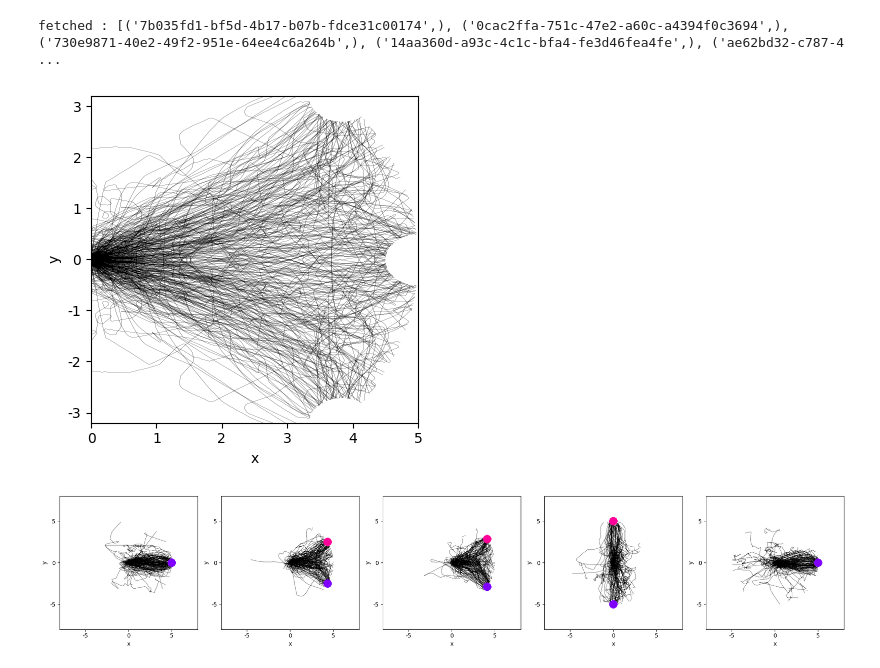
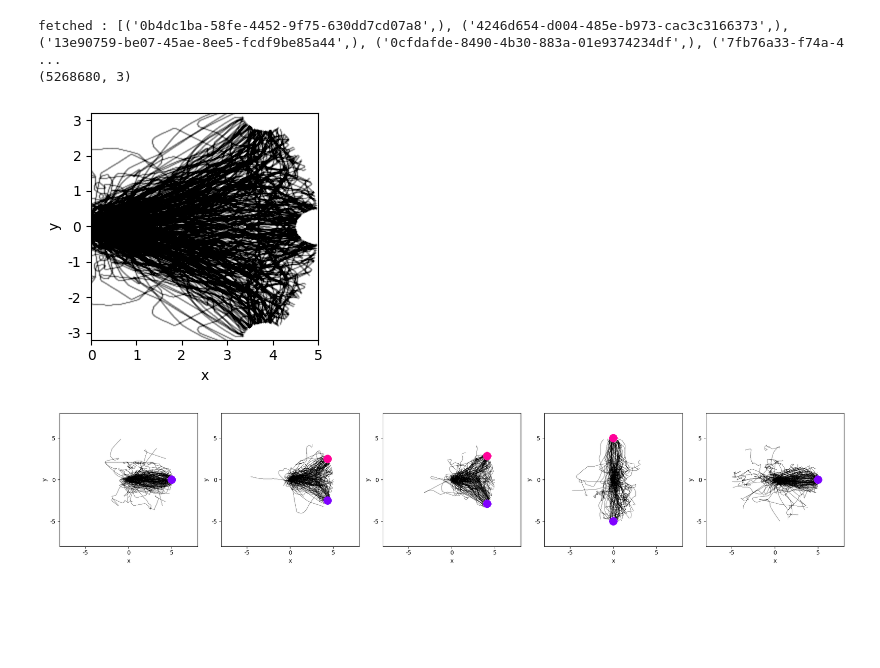
Before and after one commit to RnoB/fly-matrix, a Jupyter notebook: MalkoFly.ipynb, the cells around one changed output. Saved outputs shown, nothing was run; the diff lists cells and outputs as text; code cells hidden in the pictures; blank space fills up the shorter version.

```diff
--- a/MalkoFly.ipynb
+++ b/MalkoFly.ipynb
@@ -8,7 +8,7 @@ import matplotlib.pyplot as plt
 mf.pb.cMapNotSym = mf.pb.plt.cm.viridis_r
 mf.pb.cMapSym = mf.pb.plt.cm.PuOr_r
 # %%
-nPosts = 2
+nPosts = 3
 dVal = 0.8    # distance cutoff to filter trajectories that end too far from the posts
 
 dataDIR = '/media/user/Samsung_T3/Work/Documents/Data/flyVR/new_experiments/'
@@ -43,23 +43,28 @@ for i in range(0,len(folders)):
     df, massive_experiment = malkofly()
     all_experiments.addFish(massive_experiment)
 # %% [output]
-fetched : [('7b035fd1-bf5d-4b17-b07b-fdce31c00174',), ('0cac2ffa-751c-47e2-a60c-a4394f0c3694',), ('730e9871-40e2-49f2-951e-64ee4c6a264b',), ('14aa360d-a93c-4c1c-bfa4-fe3d46fea4fe',), ('ae62bd32-c787-4 ...
+fetched : [('0b4dc1ba-58fe-4452-9f75-630dd7cd07a8',), ('4246d654-d004-485e-b973-cac3c3166373',), ('13e90759-be07-45ae-8ee5-fcdf9be85a44',), ('0cfdafde-8490-4b30-883a-01e9374234df',), ('7fb76a33-f74a-4 ...
+(5268680, 3)
 # %%
 fig=[]
 
-fig, ax = mf.pb.plot(all_experiments.get((0,1,)).metaFish['x'][:,0],
-                     all_experiments.get((0,1,)).metaFish['x'][:,1],
-                     fig = fig, xlim=(0,5), ylim=(-3.2,3.2), figSize=(4,4),
-                     markers = True, markerSize = 1, alpha = 0.01)
+fig, ax = mf.pb.plot(all_experiments.get((0,2,)).metaFish['x'][:,0],
+                     all_experiments.get((0,2,)).metaFish['x'][:,1],
+                     fig = fig, xlim=(0,5), ylim=(-3.2,3.2), figSize=(3,3),
+                     markers = True, markerSize = 1, alpha = 0.015)
+fig, ax = mf.pb.plot(all_experiments.get((0,2,)).metaFish['x'][:,0],
+                     -all_experiments.get((0,2,)).metaFish['x'][:,1],
+                     fig = fig, xlim=(0,5), ylim=(-3.2,3.2), figSize=(3,3),
+                     markers = True, markerSize = 1, alpha = 0.015)
 
 ax.set_xticks([0,1,2,3,4,5])
 ax.set_yticks([-3,-2,-1,0,1,2,3])
 ax.set_xticklabels([0,1,2,3,4,5])
 ax.set_yticklabels([-3,-2,-1,0,1,2,3])
 
 mf.pb.plt.savefig('/mnt/ssd1/Documents/Vivek/flyVR/fly-matrix/figures/trajectory_' + str(nPosts) + '.png', format='png', dpi=300)
 # %% [output]
-[figure, old version]
+[figure, new version]
 # %%
 xTab = 5
 yTab = len(folders)
```
Also changed, not shown: 2 other files.
